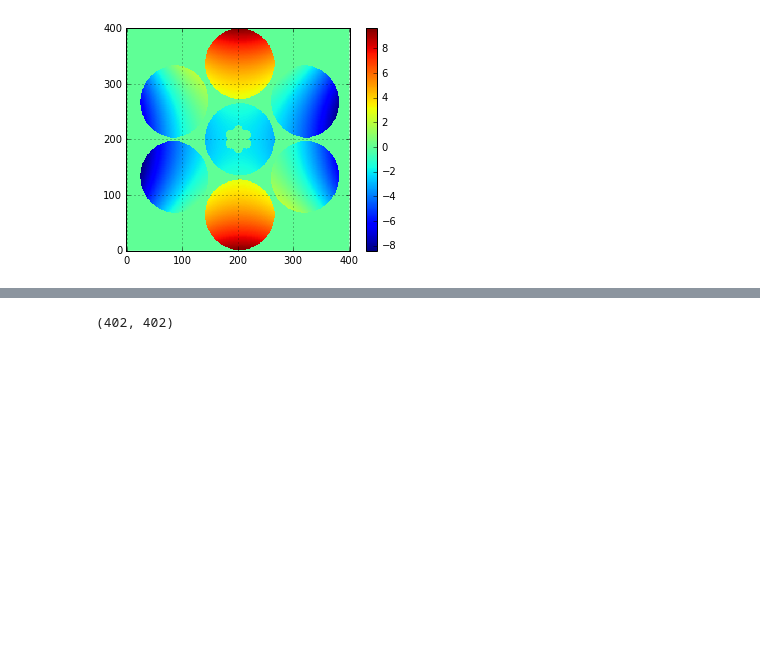
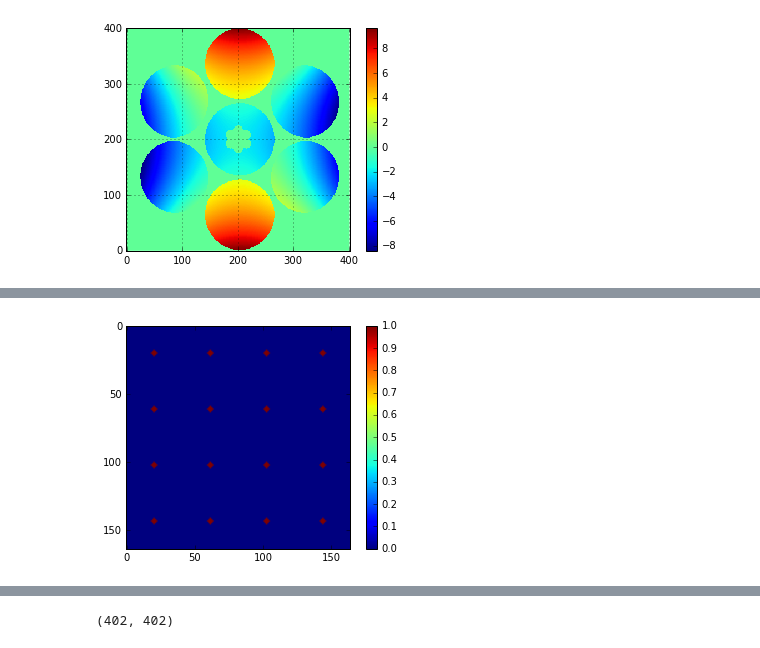
Before and after one commit to rconan/CEO, a Jupyter notebook: segmentPistonSensor/Segment-Piston-Sensor.ipynb, the cells around one changed output, grey strips where cells are left out. Cells and saved outputs as stored; diff of their text form; code cells hidden in the pictures; blank space fills up the shorter version.

```diff
--- a/segmentPistonSensor/Segment-Piston-Sensor.ipynb
+++ b/segmentPistonSensor/Segment-Piston-Sensor.ipynb
@@ -70,0 +79,10 @@ colorbar()
+# %%
+circ = ceo.Telescope(41,1,scale=0.1)
+circ_m = circ.f.host(shape=(41,41))
+big_circ_m = np.tile(np.tile(circ_m,4).T,4)
+plt.imshow(big_circ_m)
+colorbar()
+gpu_big_circ_m = ceo.cuFloatArray(host_data=big_circ_m)
+sps.fft_mask.alter(gpu_big_circ_m)
+# %% [output]
+[figure, added]
```
Also changed, not shown: parts of 7 cells of this notebook, 2 other files.
